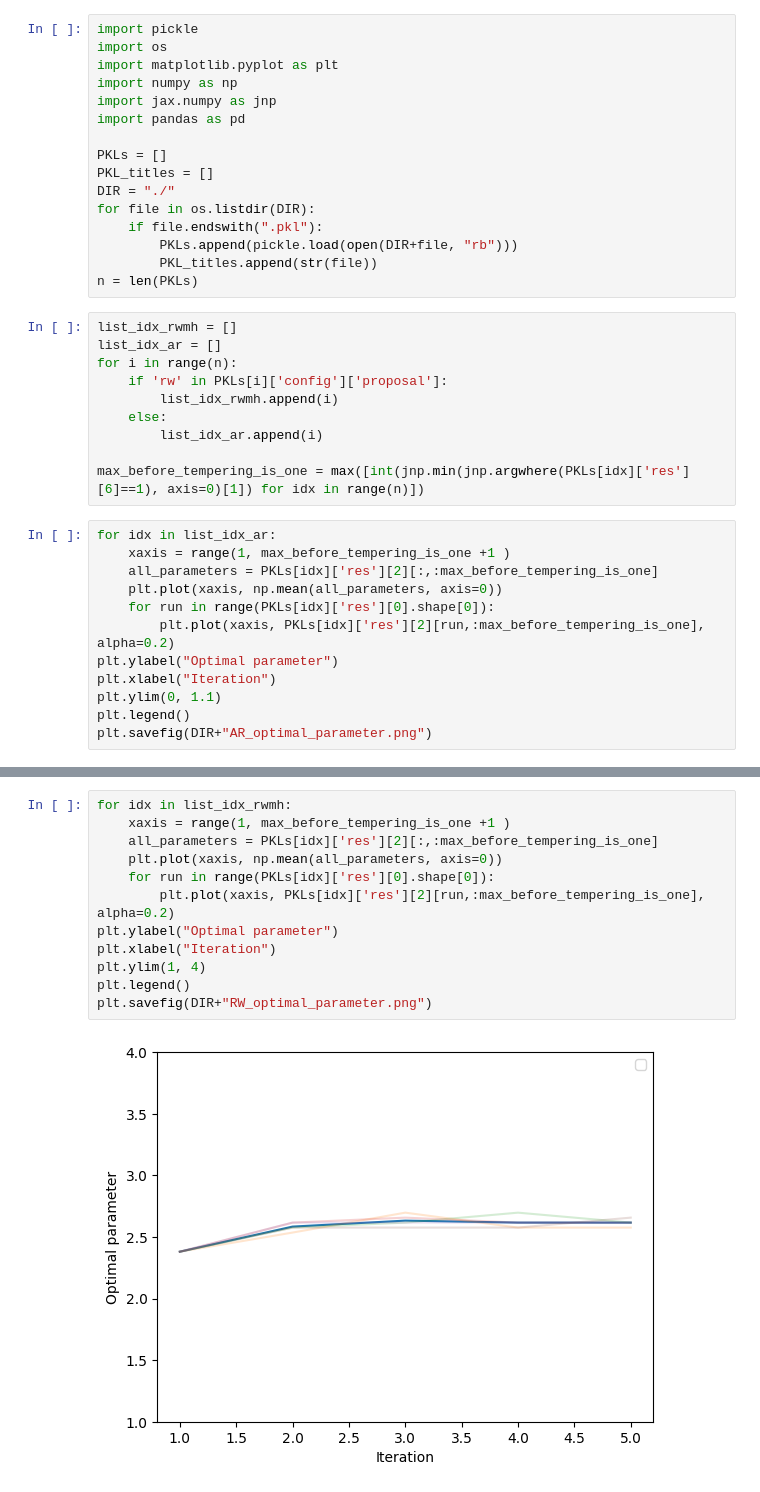
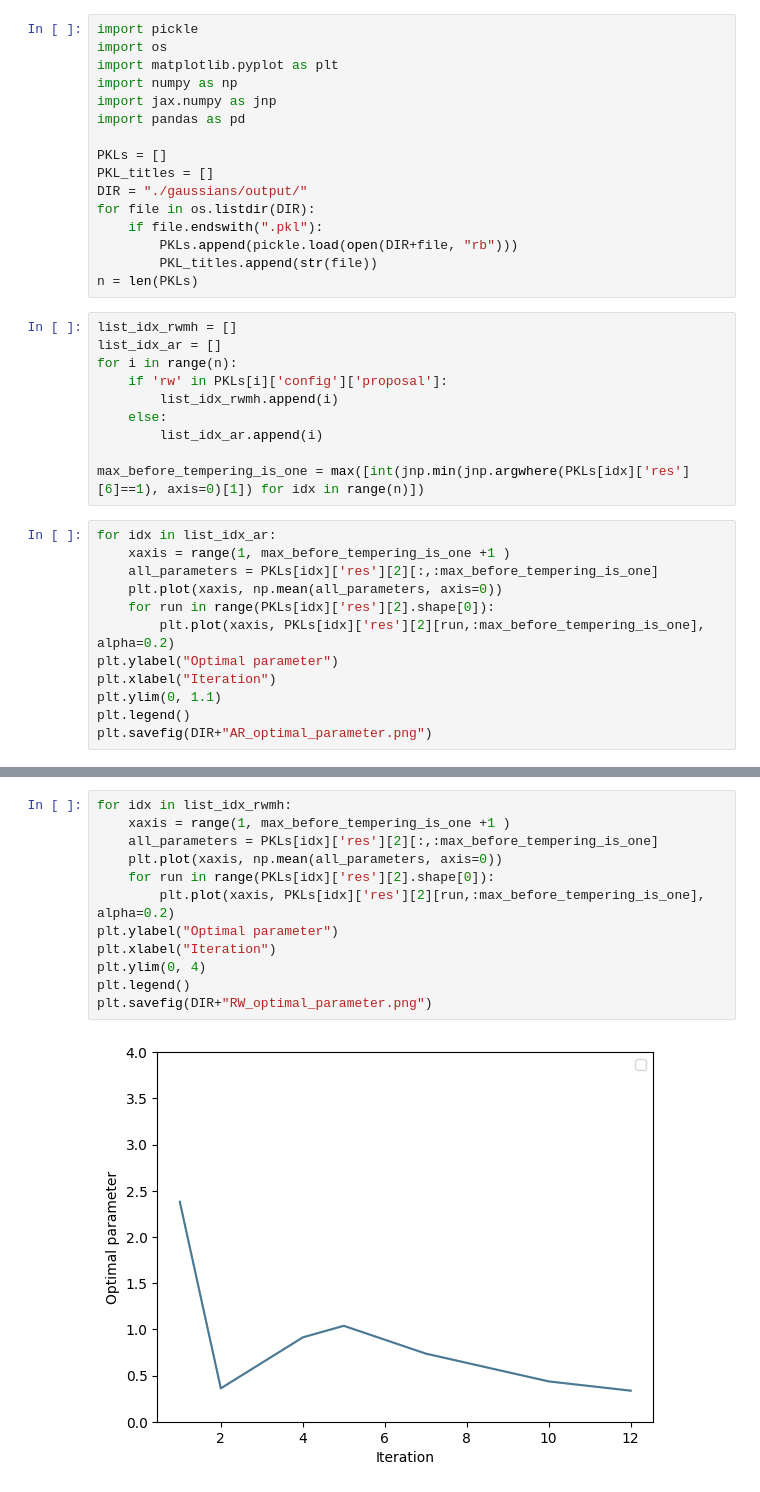
Before and after one commit to ylefay/adaptive_smc_tempering, a Jupyter notebook: adaptive_smc/experiments/optimal_parameter_ar_different_tau.ipynb, the cells around one changed output, grey strips where cells are left out. Drawn from its saved outputs; the diff is of its cells as text.

```diff
--- a/adaptive_smc/experiments/optimal_parameter_ar_different_tau.ipynb
+++ b/adaptive_smc/experiments/optimal_parameter_ar_different_tau.ipynb
@@ -8,7 +8,7 @@ import pandas as pd
 
 PKLs = []
 PKL_titles = []
-DIR = "./"
+DIR = "./gaussians/output/"
 for file in os.listdir(DIR):
     if file.endswith(".pkl"):
         PKLs.append(pickle.load(open(DIR+file, "rb")))
@@ -29,7 +29,7 @@ for idx in list_idx_ar:
     xaxis = range(1, max_before_tempering_is_one +1 )
     all_parameters = PKLs[idx]['res'][2][:,:max_before_tempering_is_one]
     plt.plot(xaxis, np.mean(all_parameters, axis=0))
-    for run in range(PKLs[idx]['res'][0].shape[0]):
+    for run in range(PKLs[idx]['res'][2].shape[0]):
         plt.plot(xaxis, PKLs[idx]['res'][2][run,:max_before_tempering_is_one], alpha=0.2)
 plt.ylabel("Optimal parameter")
 plt.xlabel("Iteration")
@@ -61,14 +56,14 @@ Array([[[0.        ],
 # %%
 for idx in list_idx_rwmh:
     xaxis = range(1, max_before_tempering_is_one +1 )
     all_parameters = PKLs[idx]['res'][2][:,:max_before_tempering_is_one]
     plt.plot(xaxis, np.mean(all_parameters, axis=0))
-    for run in range(PKLs[idx]['res'][0].shape[0]):
+    for run in range(PKLs[idx]['res'][2].shape[0]):
         plt.plot(xaxis, PKLs[idx]['res'][2][run,:max_before_tempering_is_one], alpha=0.2)
 plt.ylabel("Optimal parameter")
 plt.xlabel("Iteration")
-plt.ylim(1, 4)
+plt.ylim(0, 4)
 plt.legend()
 plt.savefig(DIR+"RW_optimal_parameter.png")
 # %% [output]
-[figure, old version]
+[figure, new version]
```
Also changed, not shown: parts of 2 cells of this notebook, 13 other files.
